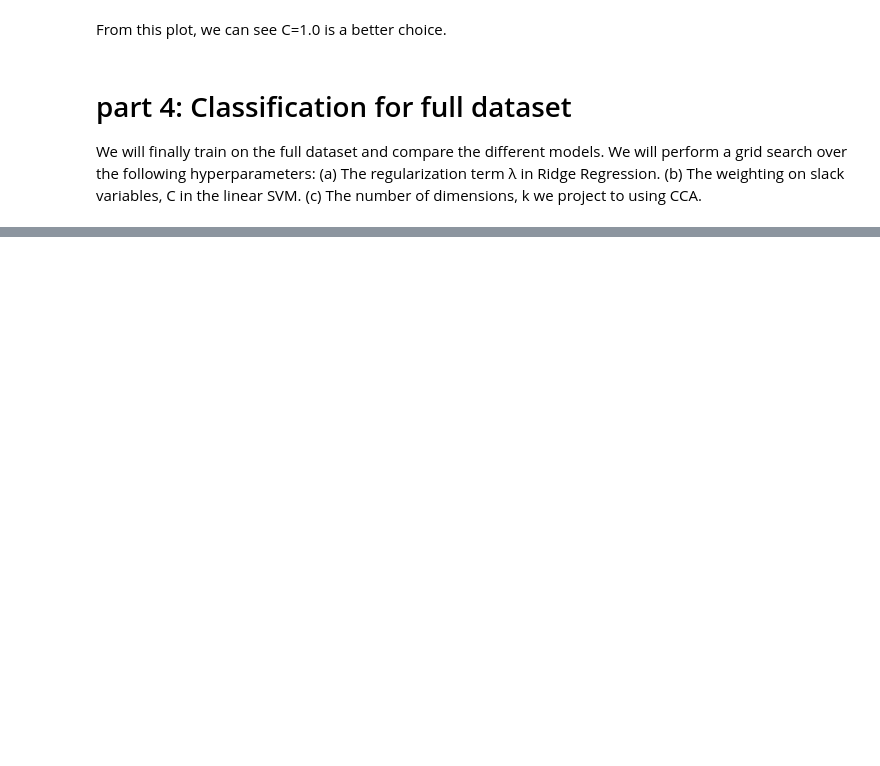
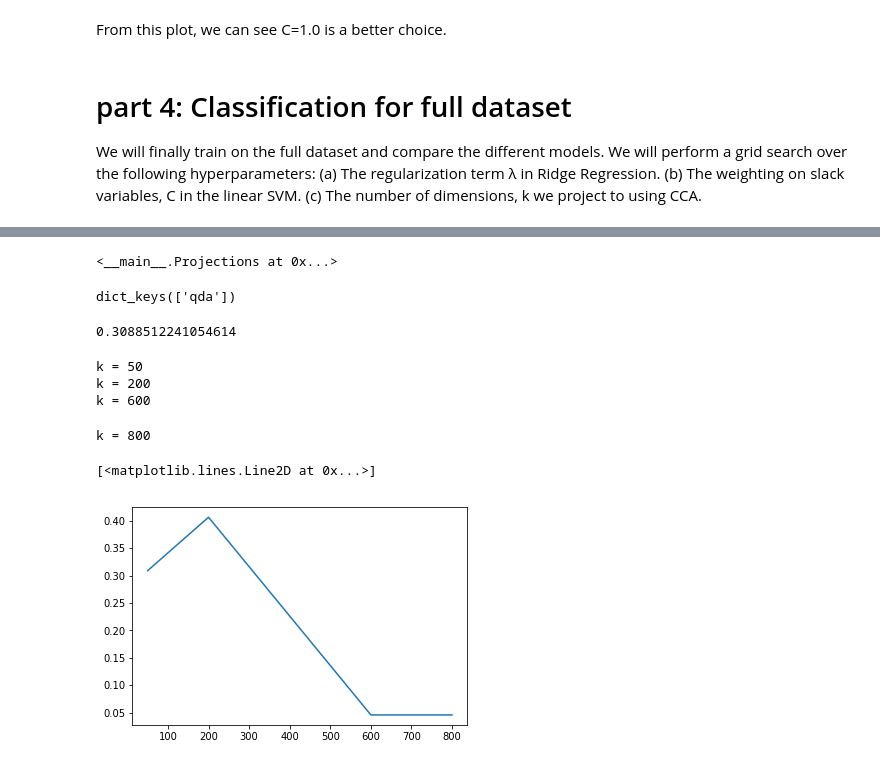
Before and after one commit to JIASIYAO/289_IntroToML, a Jupyter notebook: hw10/fruit_veg/Classification_of_Fruits_and_Vegies.ipynb, the cells around one changed output, grey strips where cells are left out. Drawn from its saved outputs; the diff is of its cells as text; code cells hidden in the pictures; blank space fills up the shorter version.

```diff
--- a/hw10/fruit_veg/Classification_of_Fruits_and_Vegies.ipynb
+++ b/hw10/fruit_veg/Classification_of_Fruits_and_Vegies.ipynb
@@ -819,0 +855,49 @@ k = 800
+# %%
+projections
+# %% [output]
+<__main__.Projections at 0x...>
+# %%
+models = {}               # Dictionary of key: model names, value: model instance
+
+#########MODELS TO EVALUATE############
+highest_accuracy = 0                    # Highest validation accuracy
+best_model_name = None                  # Best model name
+best_model = None                       # Best model instance
+
+qda_m = QDA_Model(CLASS_LABELS)
+models['qda'] =  Model(qda_m)
+K = [50,200,600,800]
+models.keys()
+# %% [output]
+dict_keys(['qda'])
+# %%
+model_key = 'qda'
+k = 50
+acc,c_m = eval_model(X,Y,k,model_key,projections)
+print(acc)
+# %% [output]
+0.3088512241054614
+# %%
+    val_acc = []                      # List of model's accuracies for each dimension
+    for k in K:
+        print("k =", k)
+
+        # Evaluate specific model's validation accuracy on specific dimension
+        acc,c_m = eval_model(X,Y,k,model_key,projections)
+
+        val_acc.append(acc)
+
+        if acc > highest_accuracy:
+            highest_accuracy = acc
+            best_model_name = model_key
+            best_cm = c_m
+
+    # Plot specific model's accuracies across validation error
+    plt.plot(K,val_acc,label=model_key)
+# %% [output]
+k = 50
+k = 200
+k = 600
+k = 800
+[<matplotlib.lines.Line2D at 0x...>]
+[figure, added]
```
Also changed, not shown: parts of 6 cells of this notebook, 3 other files.
